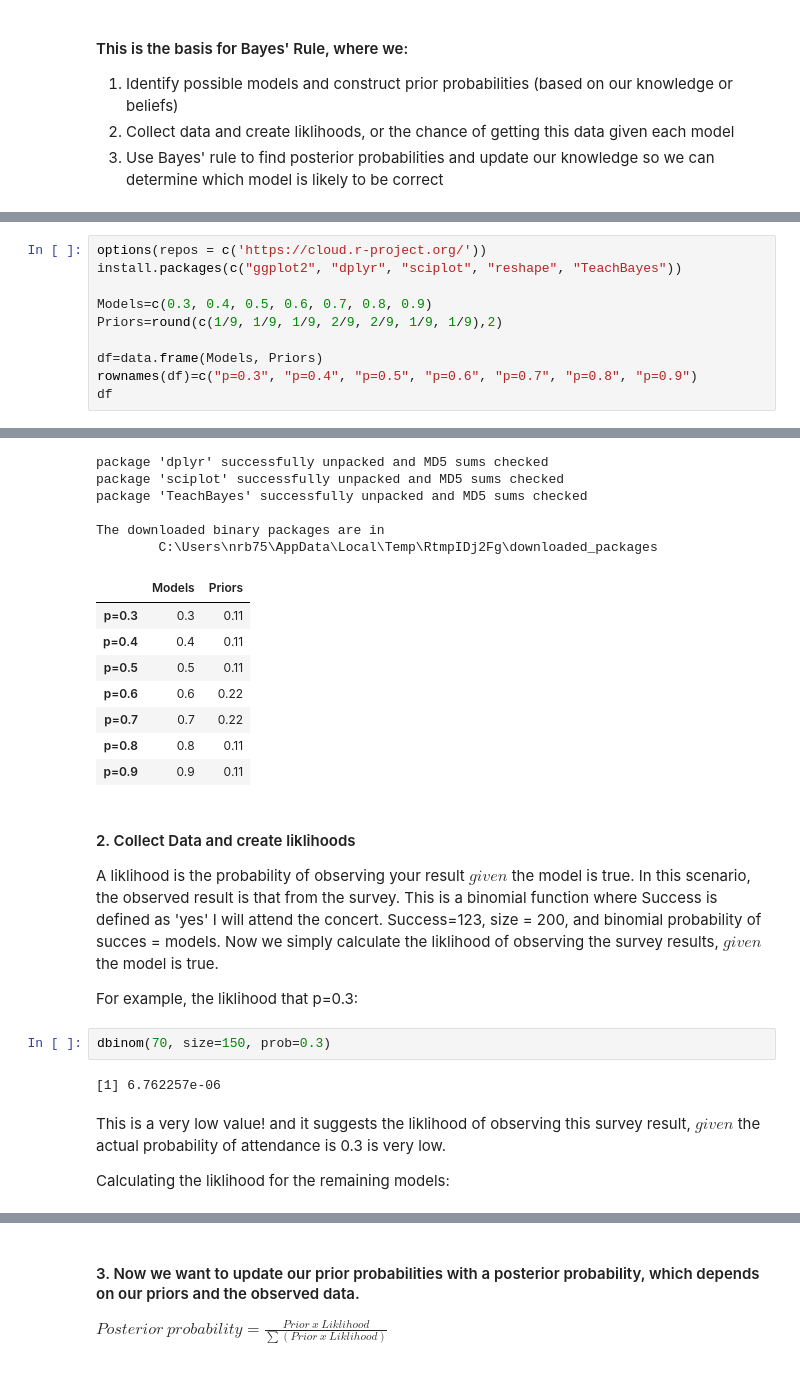
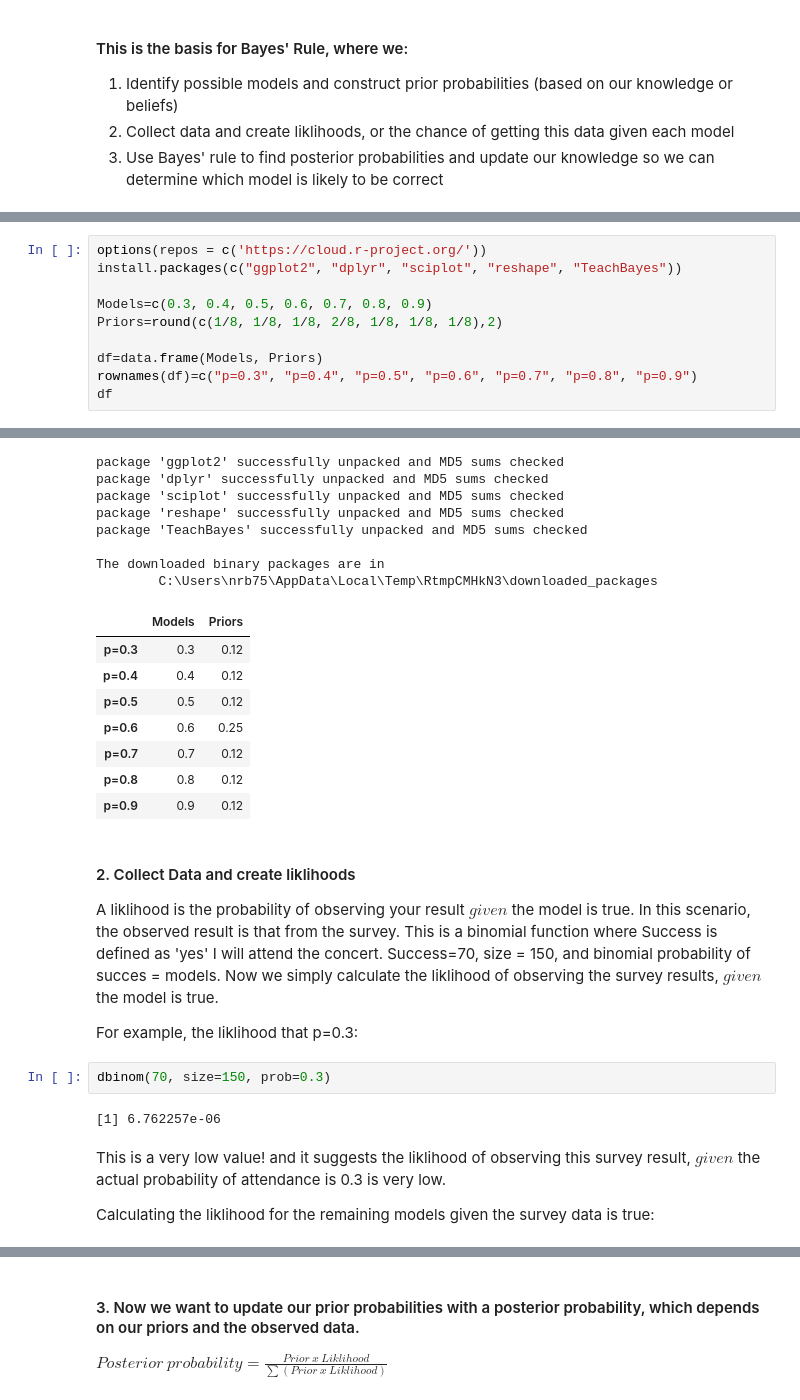
Before and after one commit to nrb75/TDI-Interview, a Jupyter notebook: Bayes Posterior Inference.ipynb, the cells around one changed output, grey strips where cells are left out. Cells and saved outputs as stored; diff of their text form.

Commit message:
created Bayes Concert Attendance notebook normal dist

```diff
--- a/Bayes Posterior Inference.ipynb
+++ b/Bayes Posterior Inference.ipynb
@@ -24,7 +34,7 @@ options(repos = c('https://cloud.r-project.org/'))
 install.packages(c("ggplot2", "dplyr", "sciplot", "reshape", "TeachBayes"))
 
 Models=c(0.3, 0.4, 0.5, 0.6, 0.7, 0.8, 0.9)
-Priors=round(c(1/9, 1/9, 1/9, 2/9, 2/9, 1/9, 1/9),2)
+Priors=round(c(1/8, 1/8, 1/8, 2/8, 1/8, 1/8, 1/8),2)
 
 df=data.frame(Models, Priors)
 rownames(df)=c("p=0.3", "p=0.4", "p=0.5", "p=0.6", "p=0.7", "p=0.8", "p=0.9")
@@ -37,21 +45,23 @@ Warning message:
+package 'ggplot2' successfully unpacked and MD5 sums checked
 package 'dplyr' successfully unpacked and MD5 sums checked
 package 'sciplot' successfully unpacked and MD5 sums checked
+package 'reshape' successfully unpacked and MD5 sums checked
 package 'TeachBayes' successfully unpacked and MD5 sums checked
 
 The downloaded binary packages are in
-        C:\Users\nrb75\AppData\Local\Temp\RtmpIDj2Fg\downloaded_packages
+        C:\Users\nrb75\AppData\Local\Temp\RtmpCMHkN3\downloaded_packages
 |  | Models | Priors |
-| p=0.3 | 0.3 | 0.11 |
-| p=0.4 | 0.4 | 0.11 |
-| p=0.5 | 0.5 | 0.11 |
-| p=0.6 | 0.6 | 0.22 |
-| p=0.7 | 0.7 | 0.22 |
-| p=0.8 | 0.8 | 0.11 |
-| p=0.9 | 0.9 | 0.11 |
+| p=0.3 | 0.3 | 0.12 |
+| p=0.4 | 0.4 | 0.12 |
+| p=0.5 | 0.5 | 0.12 |
+| p=0.6 | 0.6 | 0.25 |
+| p=0.7 | 0.7 | 0.12 |
+| p=0.8 | 0.8 | 0.12 |
+| p=0.9 | 0.9 | 0.12 |
 # %% [markdown]
 #### 2. Collect Data and create liklihoods
 
-A liklihood is the probability of observing your result ${given}$ the model is true. In this scenario, the observed result is that from the survey. This is a binomial function where Success is defined as 'yes' I will attend the concert. Success=123, size = 200, and binomial probability of succes = models. Now we simply calculate the liklihood of observing the survey results, ${given}$ the model is true.
+A liklihood is the probability of observing your result ${given}$ the model is true. In this scenario, the observed result is that from the survey. This is a binomial function where Success is defined as 'yes' I will attend the concert. Success=70, size = 150, and binomial probability of succes = models. Now we simply calculate the liklihood of observing the survey results, ${given}$ the model is true.
 
 For example, the liklihood that p=0.3:
 # %%
@@ -61,7 +71,7 @@ dbinom(70, size=150, prob=0.3)
 # %% [markdown]
 This is a very low value! and it suggests the liklihood of observing this survey result, ${given}$ the actual probability of attendance is 0.3 is very low.
 
-Calculating the liklihood for the remaining models:
+Calculating the liklihood for the remaining models given the survey data is true:
 # %%
 df$Liklihood=dbinom(70, size=150, prob=Models)
 df
```
Also changed, not shown: parts of 17 cells of this notebook, 1 other file.
